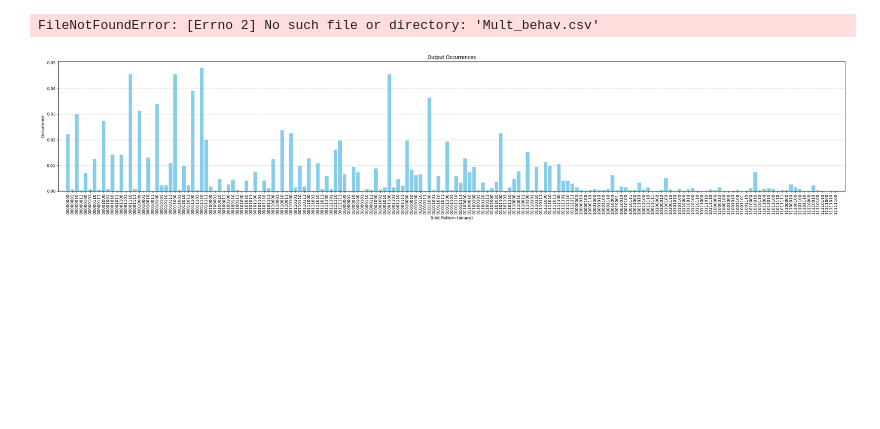
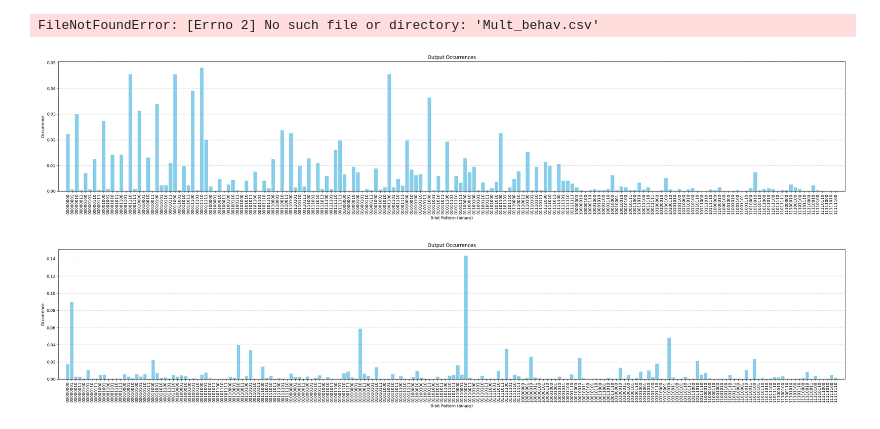
Before and after one commit to ThomasSChristiansen/ProbabilisticComputing, a Jupyter notebook: Integer Factorization/4bit_IntFac/4bit_IntFac_behav.ipynb, the cells around one changed output. Cells and saved outputs as stored; diff of their text form; code cells hidden in the pictures; blank space fills up the shorter version.

```diff
--- a/Integer Factorization/4bit_IntFac/4bit_IntFac_behav.ipynb
+++ b/Integer Factorization/4bit_IntFac/4bit_IntFac_behav.ipynb
@@ -34,3 +34,25 @@ plt.tight_layout()
 plt.show()
 # %% [output]
 [figure]
+# %%
+import pandas as pd
+import matplotlib.pyplot as plt
+
+# Read the CSV file
+df = pd.read_csv("UniqueOccurrences_nonoptimized.csv", low_memory=False, dtype={'Pattern': str})
+# print(df)
+# print(df.head())
+# print(df.info())
+# Create a bar plot using the "Pattern" as the x-axis and "Occurrence" as the y-axis.
+plt.figure(figsize=(28, 6))
+plt.bar(df["Pattern"], df["Occurrence"]/df["Occurrence"].sum(), color='skyblue')
+plt.xlabel("8-bit Pattern (binary)")
+plt.ylabel("Occurrence")
+plt.title("Output Occurrences")
+plt.margins(x=0.01)
+plt.xticks(rotation=90)
+plt.grid(axis='y', linestyle='--', alpha=0.7)
+plt.tight_layout()
+plt.show()
+# %% [output]
+[figure, added]
```
Also changed, not shown: 26 other files.
